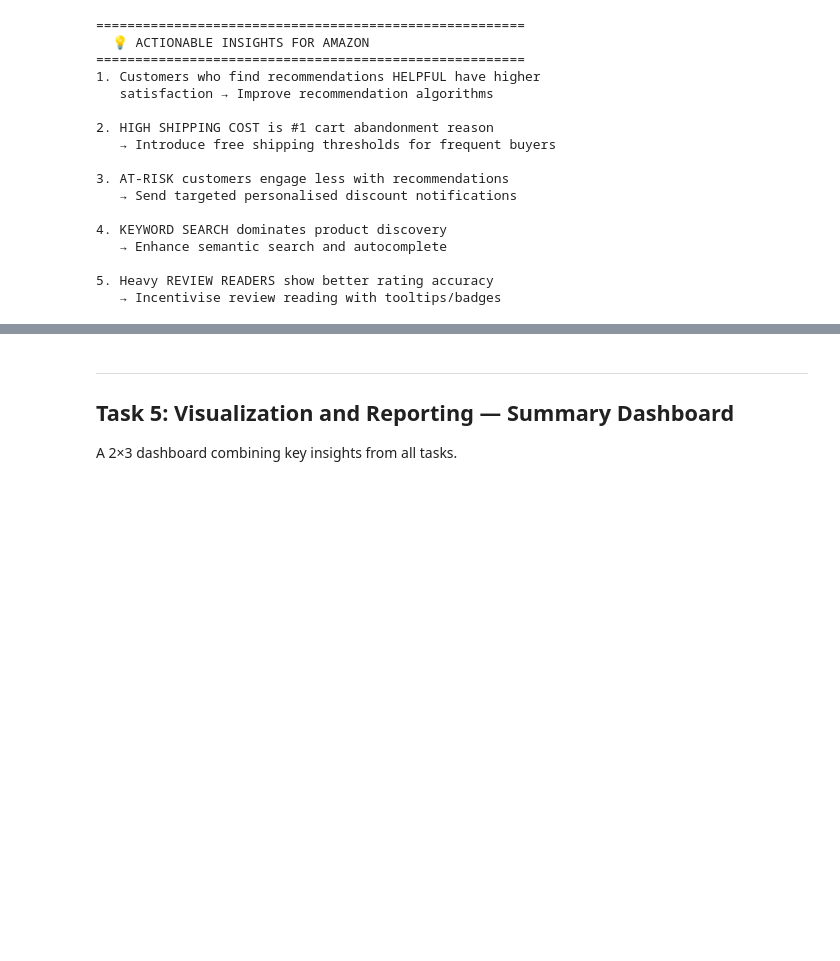
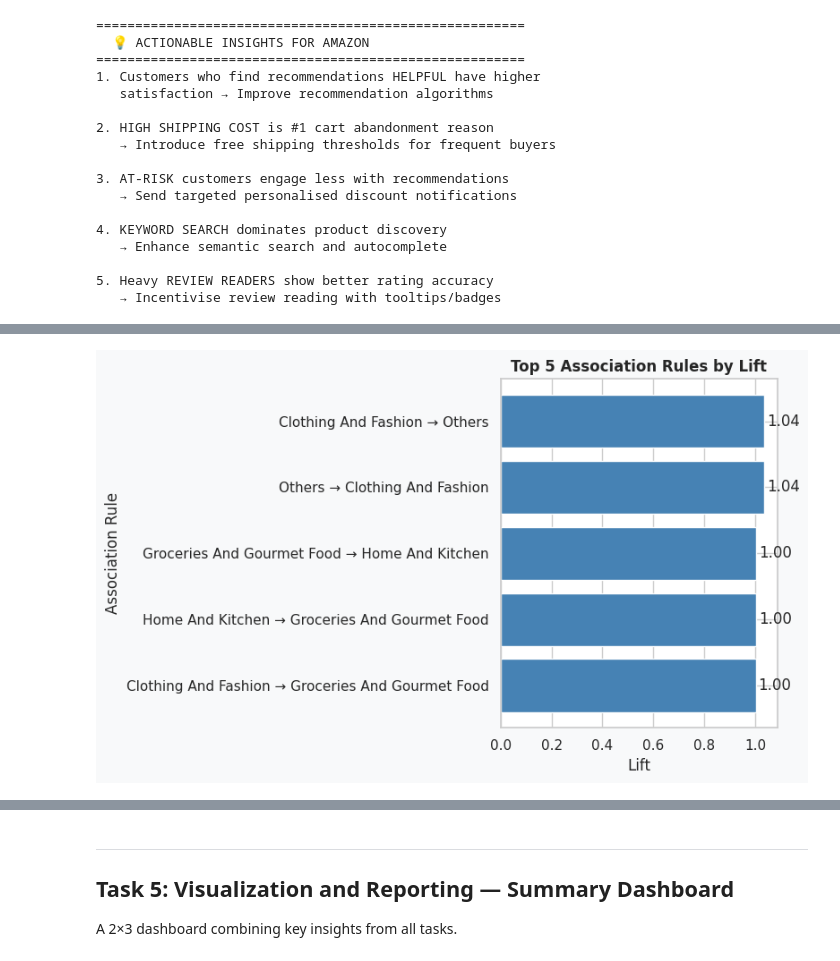
Before and after one commit to mrudula-jujjuru/amazon-market-basket-analysis, a Jupyter notebook: notebooks/amazon_market_basket_demo.ipynb, the cells around one changed output, grey strips where cells are left out. Cells and saved outputs as stored; diff of their text form; code cells hidden in the pictures; blank space fills up the shorter version.

```diff
--- a/notebooks/amazon_market_basket_demo.ipynb
+++ b/notebooks/amazon_market_basket_demo.ipynb
@@ -868,0 +909,45 @@ for line in insights:
+# %%
+# Filter rules: 1 item → 1 item
+simple_rules = rules[
+    (rules["antecedents"].apply(len) == 1) &
+    (rules["consequents"].apply(len) == 1)
+]
+
+# Select Top 5 by Lift
+top_rules = simple_rules.nlargest(5, "lift").copy()
+
+# Create readable rule names
+rule_names = [
+    list(a)[0] + " → " + list(c)[0]
+    for a, c in zip(
+        top_rules["antecedents"],
+        top_rules["consequents"]
+    )
+]
+
+# Plot
+plt.figure(figsize=(8,5))
+
+plt.barh(rule_names,
+         top_rules["lift"],
+         color="steelblue")
+
+plt.xlabel("Lift")
+plt.ylabel("Association Rule")
+plt.title("Top 5 Association Rules by Lift")
+
+plt.gca().invert_yaxis()
+
+# Show lift values
+for i, value in enumerate(top_rules["lift"]):
+    plt.text(value + 0.01,
+             i,
+             f"{value:.2f}",
+             va='center')
+
+plt.tight_layout()
+
+plt.savefig(f"{FIGURES_DIR}/16_top5_association_rules.png", dpi=150)
+plt.show()
+# %% [output]
+[figure, added]
```
Also changed, not shown: parts of 11 cells of this notebook.
